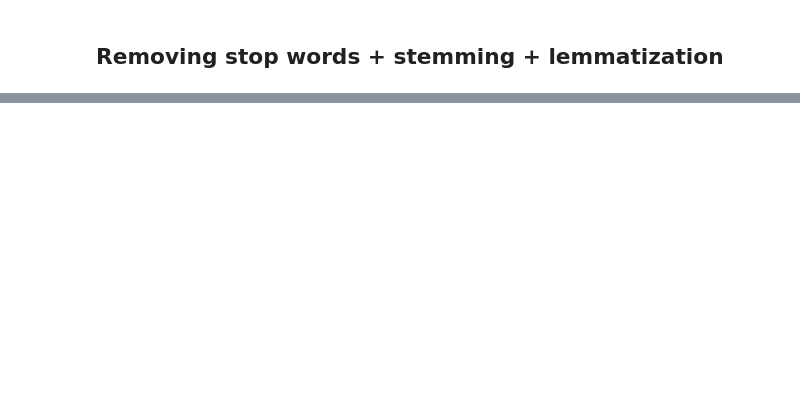
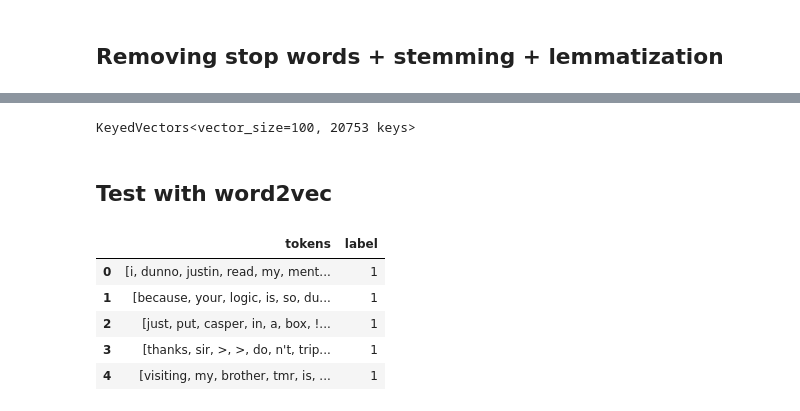
Before and after one commit to CS-433/ml-project-2-ml-gang, a Jupyter notebook: project_text_classification/preprocessing.ipynb, the cells around one changed output, grey strips where cells are left out. Saved outputs shown, nothing was run; the diff lists cells and outputs as text; code cells hidden in the pictures; blank space fills up the shorter version.

```diff
--- a/project_text_classification/preprocessing.ipynb
+++ b/project_text_classification/preprocessing.ipynb
@@ -74,15 +87 @@ remove_tags(df_train)
 196970 rows × 2 columns
-# %%
-# Example to show the use of strip()
-s = "<user> i dunno justin read my mention or not . only justin and god knows about that , but i hope you will follow me "
-# Add the strip() method to remove unecessary spaces in the tweet after removing tags and urls
-tokens = word_tokenize(re.sub(r'<.*?>', '', s).strip())
-stop_words = stopwords.words('english')
-l = [token for token in tokens if token.lower() not in stop_words]
-print(l)
-ps = PorterStemmer()
-l_after_stem = [ps.stem(token) for token in l]
-print(l_after_stem)
-wordnet_lemmatizer = WordNetLemmatizer()
-l_after_lem = [wordnet_lemmatizer.lemmatize(token) for token in l]
-print(l_after_lem)
@@ -130,0 +127,5 @@ tokenize_and_preprocess(remove_tags(df_train))
+# %%
+word_vectors = model.wv
+print(word_vectors)
+# %% [output]
+KeyedVectors<vector_size=100, 20753 keys>
@@ -130,0 +141,13 @@ tokenize_and_preprocess(remove_tags(df_train))
+# %% [markdown]
+## Test with word2vec
+# %%
+df_cleaned_tweets = remove_tags(df_train)
+df_cleaned_tweets = tokenize_and_preprocess(df_cleaned_tweets)
+df_cleaned_tweets.head()
+# %% [output]
+|  | tokens | label |
+| 0 | [i, dunno, justin, read, my, ment... | 1 |
+| 1 | [because, your, logic, is, so, du... | 1 |
+| 2 | [just, put, casper, in, a, box, !... | 1 |
+| 3 | [thanks, sir, >, >, do, n't, trip... | 1 |
+| 4 | [visiting, my, brother, tmr, is, ... | 1 |
```
Also changed, not shown: parts of 26 cells of this notebook.
